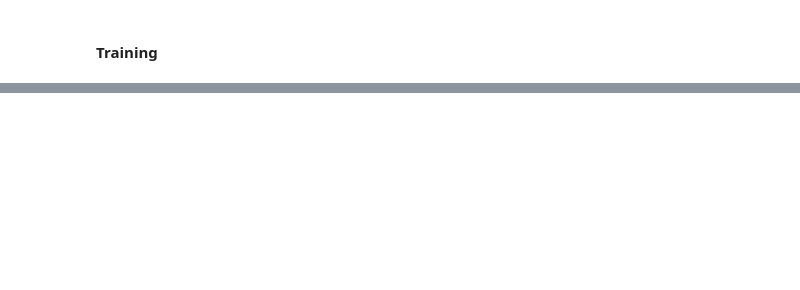
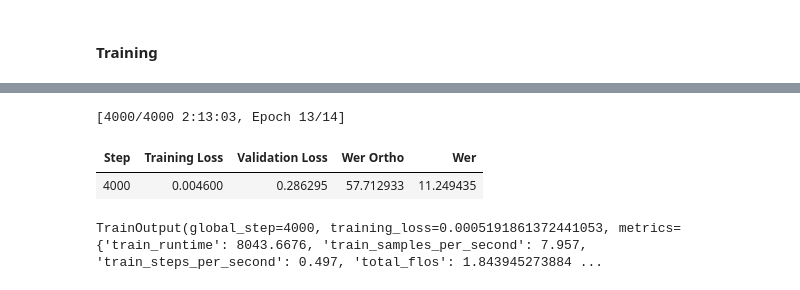
Before and after one commit to ptah23/audio-transformers-course-notebooks, a Jupyter notebook: Unit 5.ipynb, the cells around one changed output, grey strips where cells are left out. Saved outputs shown, nothing was run; the diff lists cells and outputs as text; code cells hidden in the pictures; blank space fills up the shorter version.

```diff
--- a/Unit 5.ipynb
+++ b/Unit 5.ipynb
@@ -522,0 +609,7 @@ Syncing run dauntless-sea-2 to Weights & Biases (docs)
+# %%
+trainer.train(resume_from_checkpoint=True)
+# %% [output]
+[4000/4000 2:13:03, Epoch 13/14]
+| Step | Training Loss | Validation Loss | Wer Ortho | Wer |
+| 4000 | 0.004600 | 0.286295 | 57.712933 | 11.249435 |
+TrainOutput(global_step=4000, training_loss=0.0005191861372441053, metrics={'train_runtime': 8043.6676, 'train_samples_per_second': 7.957, 'train_steps_per_second': 0.497, 'total_flos': 1.843945273884 ...
```
Also changed, not shown: parts of 26 cells of this notebook, 2 other files.
